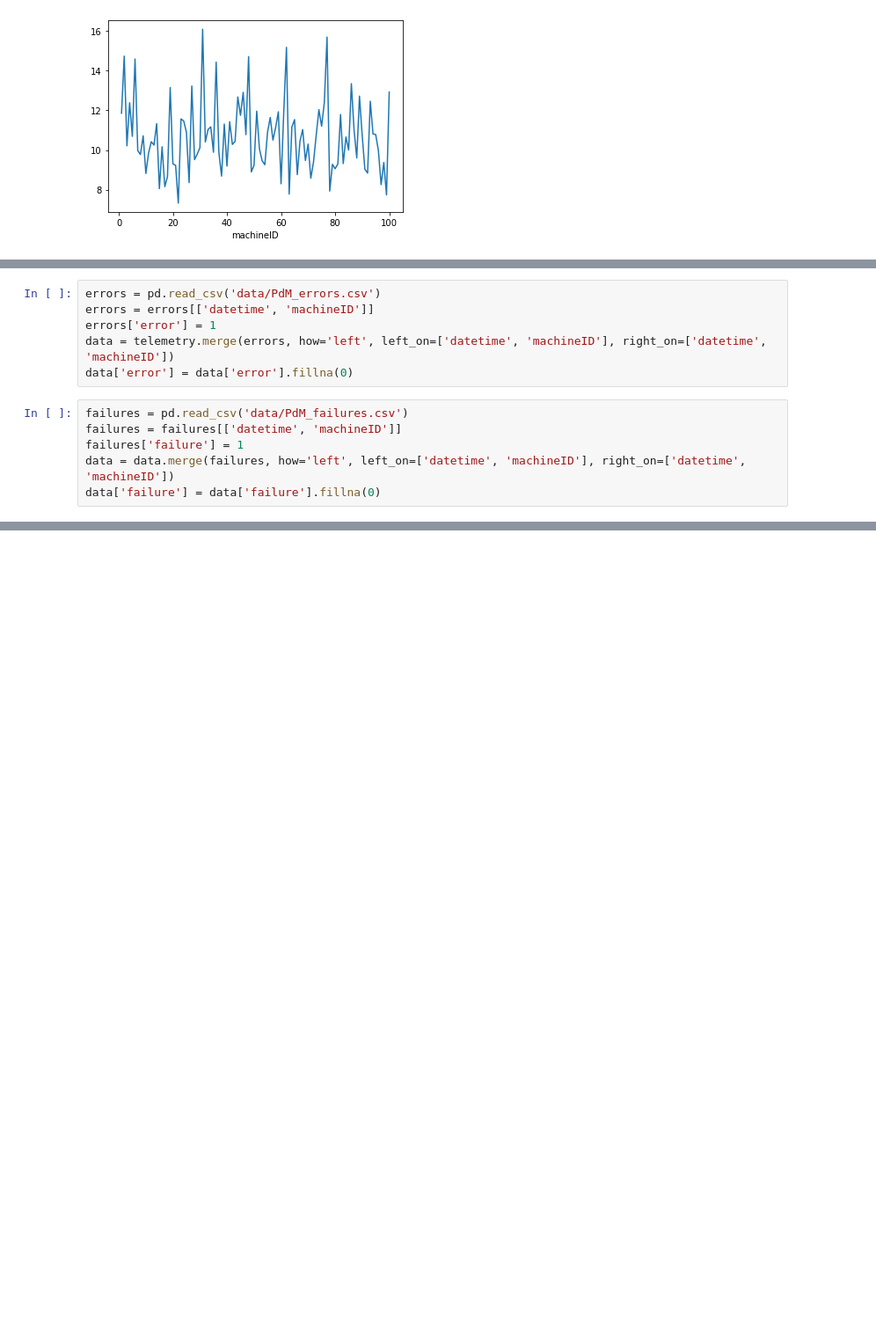
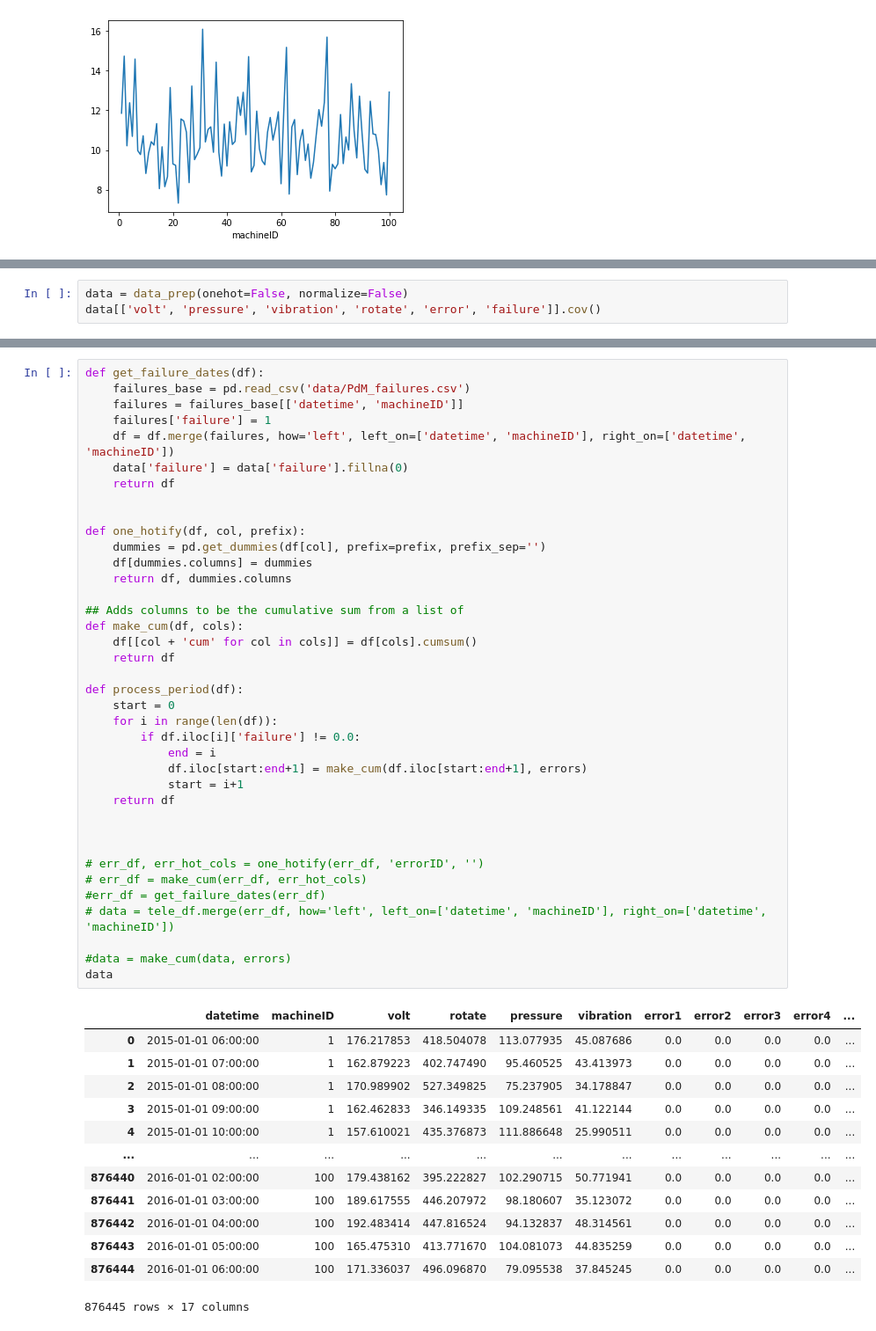
Before and after one commit to EsmirMes/virtualitics-hackathon, a Jupyter notebook: preprocess.ipynb, the cells around one changed output, grey strips where cells are left out. Shown at 88% size. Cells and saved outputs as stored; diff of their text form; blank space fills up the shorter version.

Commit message:
Errors for periods between failures

```diff
--- a/preprocess.ipynb
+++ b/preprocess.ipynb
@@ -70,12 +67,0 @@ telemetry
-# %%
-errors = pd.read_csv('data/PdM_errors.csv')
-errors = errors[['datetime', 'machineID']]
-errors['error'] = 1
-data = telemetry.merge(errors, how='left', left_on=['datetime', 'machineID'], right_on=['datetime', 'machineID'])
-data['error'] = data['error'].fillna(0)
-# %%
-failures = pd.read_csv('data/PdM_failures.csv')
-failures = failures[['datetime', 'machineID']]
-failures['failure'] = 1
-data = data.merge(failures, how='left', left_on=['datetime', 'machineID'], right_on=['datetime', 'machineID'])
-data['failure'] = data['failure'].fillna(0)
@@ -117,0 +103,3 @@ failures.tail(50)
+# %%
+data = data_prep(onehot=False, normalize=False)
+data[['volt', 'pressure', 'vibration', 'rotate', 'error', 'failure']].cov()
@@ -117,0 +139,52 @@ failures.tail(50)
+# %%
+def get_failure_dates(df):
+    failures_base = pd.read_csv('data/PdM_failures.csv')
+    failures = failures_base[['datetime', 'machineID']]
+    failures['failure'] = 1
+    df = df.merge(failures, how='left', left_on=['datetime', 'machineID'], right_on=['datetime', 'machineID'])
+    data['failure'] = data['failure'].fillna(0)
+    return df
+
+
+def one_hotify(df, col, prefix):
+    dummies = pd.get_dummies(df[col], prefix=prefix, prefix_sep='')
+    df[dummies.columns] = dummies
+    return df, dummies.columns
+
+## Adds columns to be the cumulative sum from a list of
+def make_cum(df, cols):
+    df[[col + 'cum' for col in cols]] = df[cols].cumsum()
+    return df
+
+def process_period(df):
+    start = 0
+    for i in range(len(df)):
+        if df.iloc[i]['failure'] != 0.0:
+            end = i
+            df.iloc[start:end+1] = make_cum(df.iloc[start:end+1], errors)
+            start = i+1
+    return df
+
+
+
+# err_df, err_hot_cols = one_hotify(err_df, 'errorID', '')
+# err_df = make_cum(err_df, err_hot_cols)
+#err_df = get_failure_dates(err_df)
+# data = tele_df.merge(err_df, how='left', left_on=['datetime', 'machineID'], right_on=['datetime', 'machineID'])
+
+#data = make_cum(data, errors)
+data
+# %% [output]
+|  | datetime | machineID | volt | rotate | pressure | vibration | error1 | error2 | error3 | error4 | ... |
+| 0 | 2015-01-01 06:00:00 | 1 | 176.217853 | 418.504078 | 113.077935 | 45.087686 | 0.0 | 0.0 | 0.0 | 0.0 | ... |
+| 1 | 2015-01-01 07:00:00 | 1 | 162.879223 | 402.747490 | 95.460525 | 43.413973 | 0.0 | 0.0 | 0.0 | 0.0 | ... |
+| 2 | 2015-01-01 08:00:00 | 1 | 170.989902 | 527.349825 | 75.237905 | 34.178847 | 0.0 | 0.0 | 0.0 | 0.0 | ... |
+| 3 | 2015-01-01 09:00:00 | 1 | 162.462833 | 346.149335 | 109.248561 | 41.122144 | 0.0 | 0.0 | 0.0 | 0.0 | ... |
+| 4 | 2015-01-01 10:00:00 | 1 | 157.610021 | 435.376873 | 111.886648 | 25.990511 | 0.0 | 0.0 | 0.0 | 0.0 | ... |
+| ... | ... | ... | ... | ... | ... | ... | ... | ... | ... | ... | ... |
+| 876440 | 2016-01-01 02:00:00 | 100 | 179.438162 | 395.222827 | 102.290715 | 50.771941 | 0.0 | 0.0 | 0.0 | 0.0 | ... |
+| 876441 | 2016-01-01 03:00:00 | 100 | 189.617555 | 446.207972 | 98.180607 | 35.123072 | 0.0 | 0.0 | 0.0 | 0.0 | ... |
+| 876442 | 2016-01-01 04:00:00 | 100 | 192.483414 | 447.816524 | 94.132837 | 48.314561 | 0.0 | 0.0 | 0.0 | 0.0 | ... |
+| 876443 | 2016-01-01 05:00:00 | 100 | 165.475310 | 413.771670 | 104.081073 | 44.835259 | 0.0 | 0.0 | 0.0 | 0.0 | ... |
+| 876444 | 2016-01-01 06:00:00 | 100 | 171.336037 | 496.096870 | 79.095538 | 37.845245 | 0.0 | 0.0 | 0.0 | 0.0 | ... |
+876445 rows × 17 columns
```
Also changed, not shown: parts of 13 cells of this notebook.
